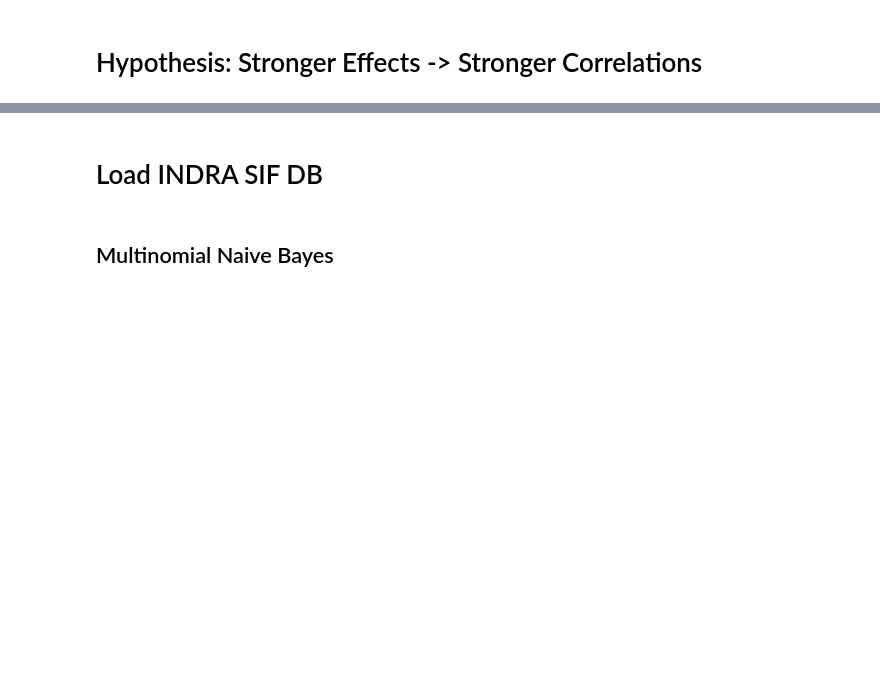
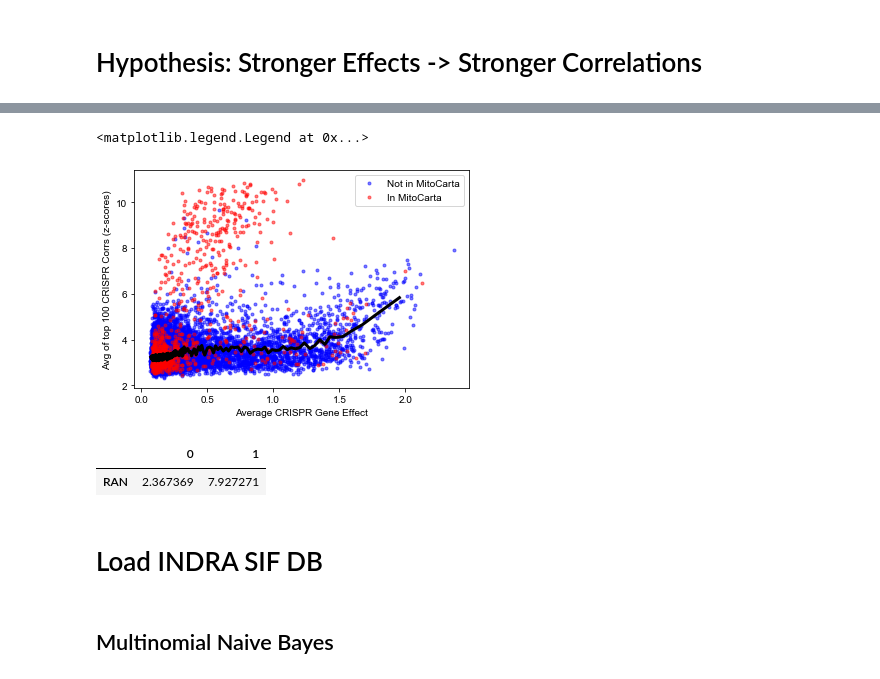
Before and after one commit to johnbachman/depmap_analysis, a Jupyter notebook: notebooks/Biomarkers of Dependency.ipynb, the cells around one changed output, grey strips where cells are left out. Drawn from its saved outputs; the diff is of its cells as text; code cells hidden in the pictures; blank space fills up the shorter version.

```diff
--- a/notebooks/Biomarkers of Dependency.ipynb
+++ b/notebooks/Biomarkers of Dependency.ipynb
@@ -404,0 +409,2 @@ res
+# %%
+mitogenes = list(mitocarta.Symbol.values)
@@ -413 +442,3 @@ crispr_mean.RAN
+# %%
+crispr_z_mean = crispr_z.apply(lambda x: np.mean(sorted(x.abs(), reverse=True)[1:101]), axis=1)
 # %%
@@ -425,3 +450,25 @@ effect_corr[effect_corr[1] > 1.15]
+# %%
+mito_effect = effect_corr[effect_corr.index.isin(mitogenes)]
+nonmito_effect = effect_corr[~effect_corr.index.isin(mitogenes)]
+# %%
+res = nonmito_effect.groupby(pd.qcut(nonmito_effect[0].values, 400)).mean()
+# %%
+plt.plot(nonmito_effect[0], nonmito_effect[1], linestyle='', marker='.', color='b', alpha=0.5, label='Not in MitoCarta')
+plt.plot(mito_effect[0], mito_effect[1], linestyle='', marker='.', color='r', alpha=0.5, label='In MitoCarta')
+plt.plot(res[0].values, res[1].values, linewidth=3, color='black')
+plt.xlabel('Average CRISPR Gene Effect')
+plt.ylabel(f'Avg of top {n_corrs} CRISPR Corrs (z-scores)')
+plt.legend()
+# %% [output]
+<matplotlib.legend.Legend at 0x...>
+[figure, added]
+# %%
+pd.set_option('display.max_rows', 500)
+#effect_corr[(effect_corr[1] > 6) & (effect_corr[0] < 1.0)]
+effect_corr[effect_corr[0] > 2.2]
+# %% [output]
+|  | 0 | 1 |
+| RAN | 2.367369 | 7.927271 |
 # %% [markdown]
 # Load INDRA SIF DB
 # %%
```
Also changed, not shown: parts of 26 cells of this notebook, 2 other files.
